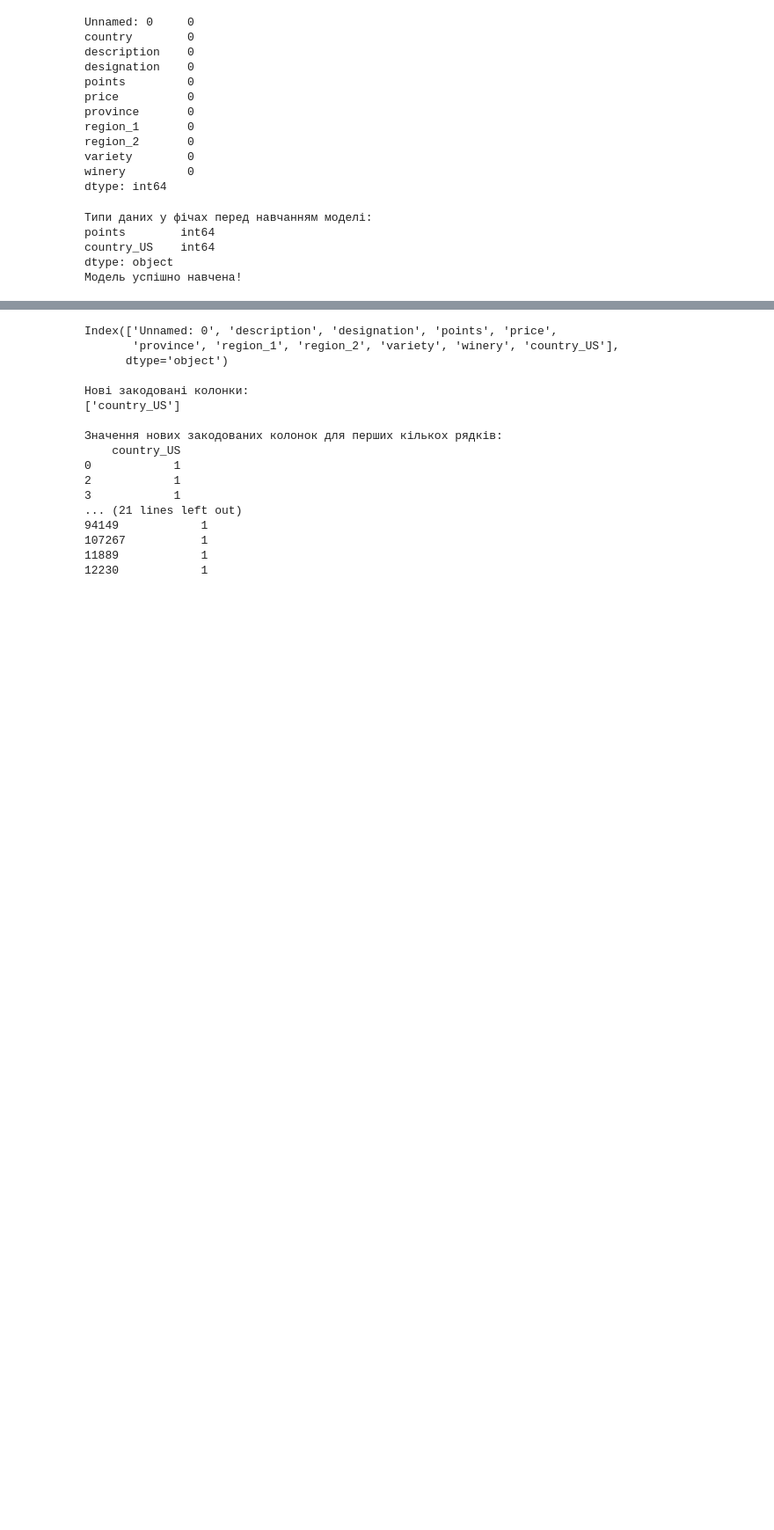
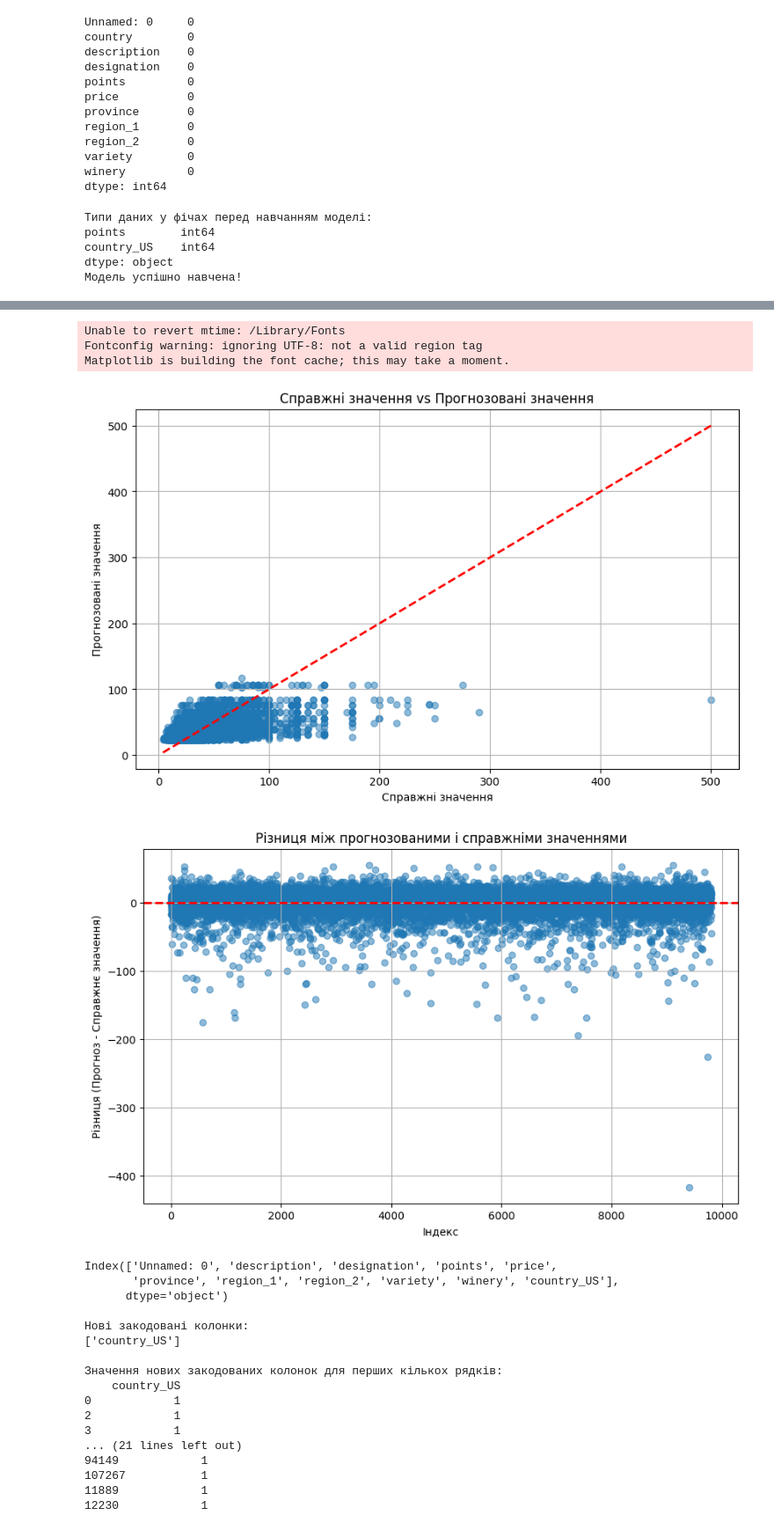
Before and after one commit to Turii/MyKaggle1, a Jupyter notebook: MyKaggle1.ipynb, the cells around one changed output, grey strips where cells are left out. Shown: that part at 88% size. Saved outputs shown, nothing was run; the diff lists cells and outputs as text; code cells hidden in the pictures; blank space fills up the shorter version.

```diff
--- a/MyKaggle1.ipynb
+++ b/MyKaggle1.ipynb
@@ -275,3 +353,31 @@ dtype: object
+# %%
+import matplotlib.pyplot as plt
+
+# Графік розсіювання для порівняння справжніх і прогнозованих значень
+plt.figure(figsize=(10, 6))
+plt.scatter(val_y, val_predictions, alpha=0.5)
+plt.xlabel('Справжні значення')
+plt.ylabel('Прогнозовані значення')
+plt.title('Справжні значення vs Прогнозовані значення')
+plt.plot([min(val_y), max(val_y)], [min(val_y), max(val_y)], color='red', linestyle='--', lw=2)
+plt.grid(True)
+plt.show()
+
+# Графік різниці між прогнозованими і справжніми значеннями
+plt.figure(figsize=(10, 6))
+plt.scatter(range(len(val_y)), val_predictions - val_y, alpha=0.5)
+plt.axhline(y=0, color='red', linestyle='--', lw=2)
+plt.xlabel('Індекс')
+plt.ylabel('Різниця (Прогноз - Справжнє значення)')
+plt.title('Різниця між прогнозованими і справжніми значеннями')
+plt.grid(True)
+plt.show()
+# %% [output]
+Unable to revert mtime: /Library/Fonts
+Fontconfig warning: ignoring UTF-8: not a valid region tag
+Matplotlib is building the font cache; this may take a moment.
+[figure, added]
+[figure, added]
 # %%
 # Закодуємо колонку 'country' за допомогою One-Hot Encoding
 # wine_data_encoded = pd.get_dummies(wine_data, columns=['country'])
```
Also changed, not shown: parts of 1 cell of this notebook, 1 other file.
